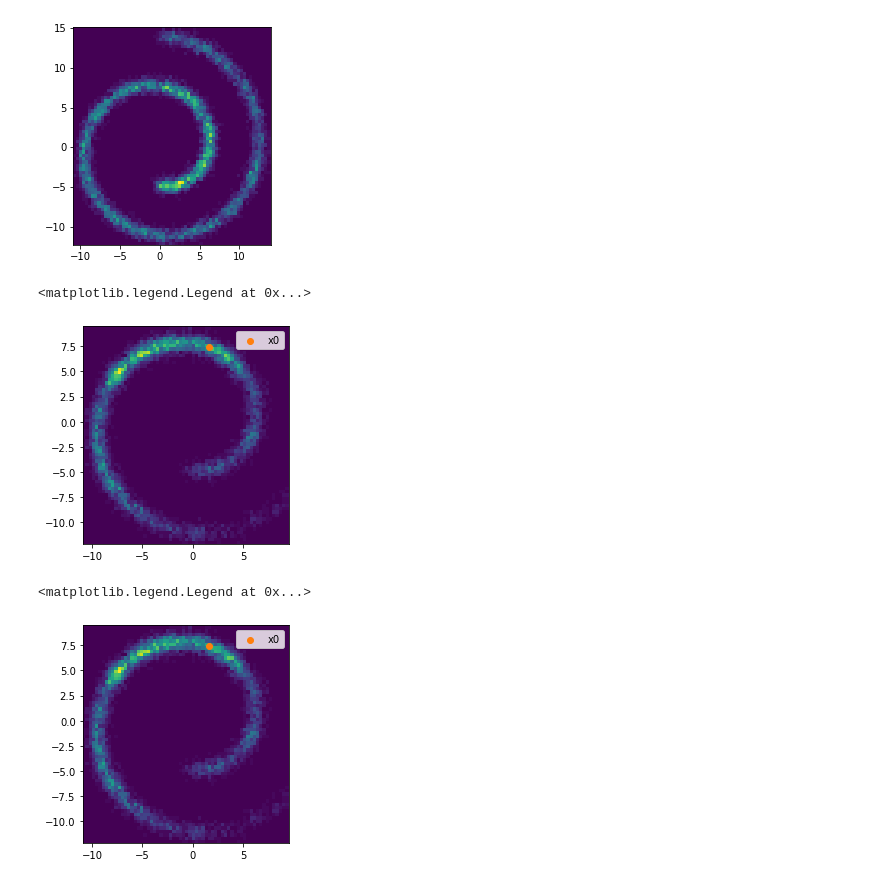
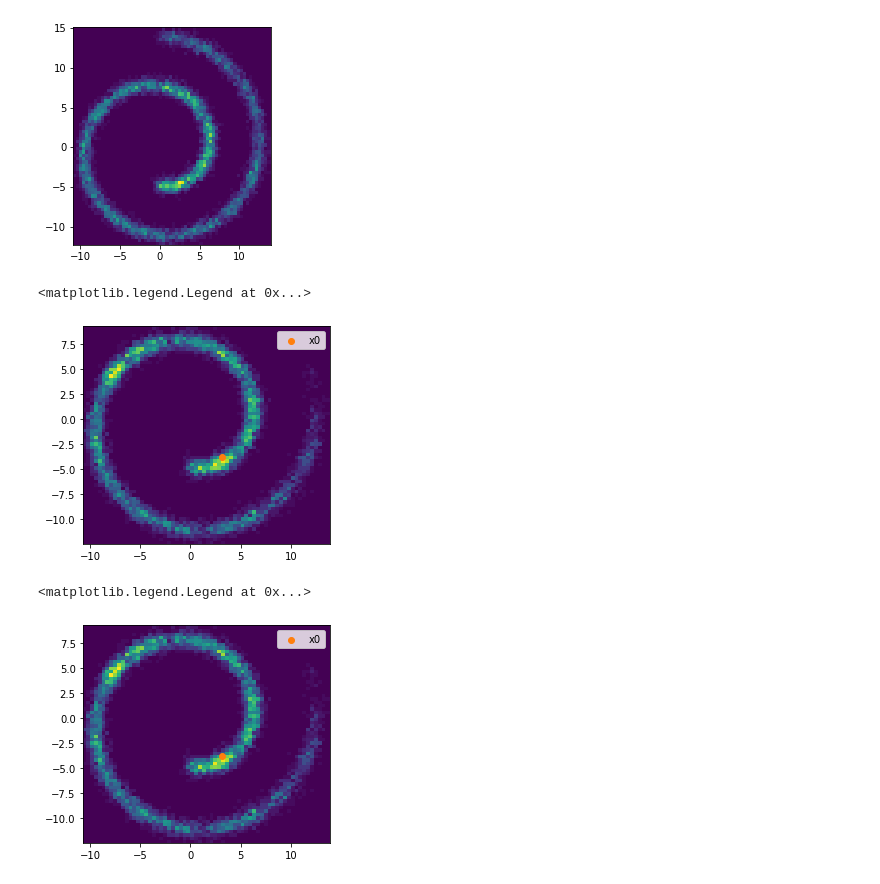
Before and after one commit to b-remy/score-estimation-comparison, a Jupyter notebook: notebooks/ScoreHMC_test.ipynb, the cells around one changed output. Cells and saved outputs as stored; diff of their text form; code cells hidden in the pictures.

```diff
--- a/notebooks/ScoreHMC_test.ipynb
+++ b/notebooks/ScoreHMC_test.ipynb
@@ -24,24 +24,24 @@ num_burnin_steps = int(1e3)
 
 kernel = ScoreHamiltonianMonteCarlo(
         target_score_fn=jax.grad(dist.log_prob),
-        num_leapfrog_steps=5,
-        num_delta_logp_steps=4,
+        num_leapfrog_steps=10,
+        num_delta_logp_steps=16,
         step_size=0.1)
 # %%
 samples, is_accepted = tfp.mcmc.sample_chain(
       num_results=num_results,
       num_burnin_steps=num_burnin_steps,
-      current_state=init_samples[0],
+      current_state=init_samples[1],
       kernel=kernel,
       trace_fn=lambda _, pkr: pkr.is_accepted,
       seed=jax.random.PRNGKey(1))
 # %%
 hist2d(samples[is_accepted,0], samples[is_accepted,1],64); gca().set_aspect('equal')
-scatter(init_samples[0,0], init_samples[0,1], label='x0', color='C1')
+scatter(init_samples[1,0], init_samples[1,1], label='x0', color='C1')
 legend()
 # %% [output]
 <matplotlib.legend.Legend at 0x...>
-[figure, old version]
+[figure, new version]
 # %%
 # Same thing with proper HMC
 kernel = tfp.mcmc.HamiltonianMonteCarlo(
@@ -58,8 +58,8 @@ samples, is_accepted = tfp.mcmc.sample_chain(
       seed=jax.random.PRNGKey(1))
 # %%
 hist2d(samples[is_accepted,0], samples[is_accepted,1],64); gca().set_aspect('equal')
-scatter(init_samples[0,0], init_samples[0,1], label='x0', color='C1')
+scatter(init_samples[1,0], init_samples[1,1], label='x0', color='C1')
 legend()
 # %% [output]
 <matplotlib.legend.Legend at 0x...>
-[figure, old version]
+[figure, new version]
```
Also changed, not shown: parts of 33 cells of this notebook.
